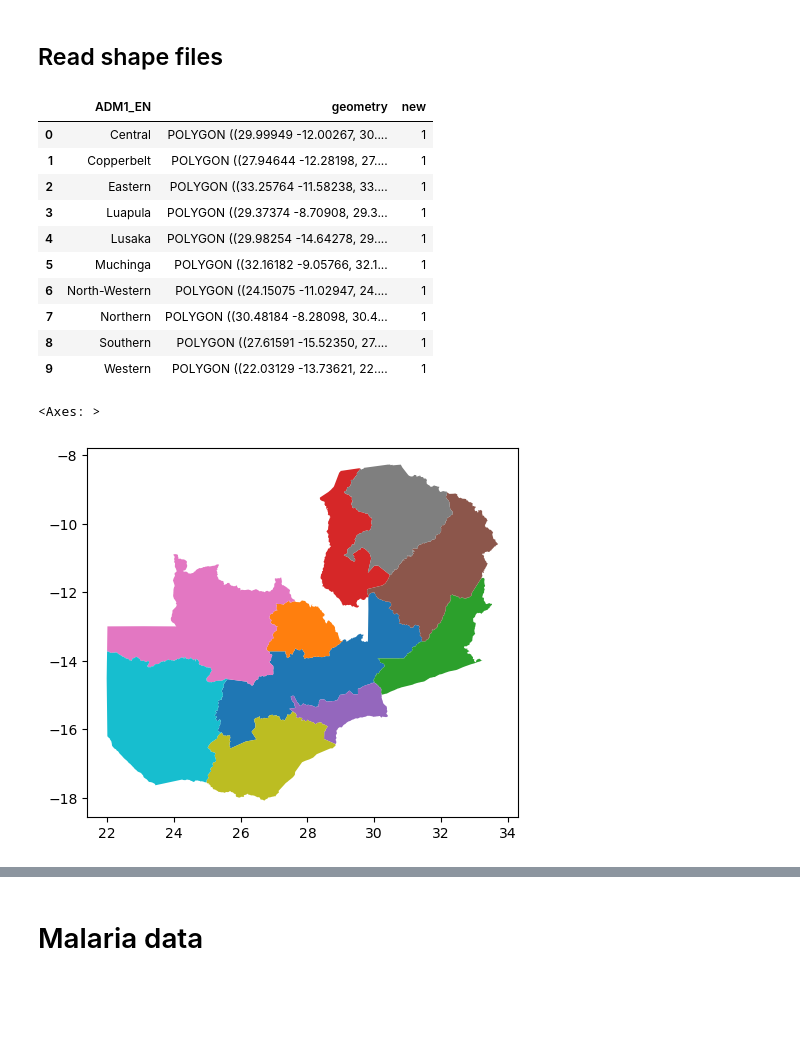
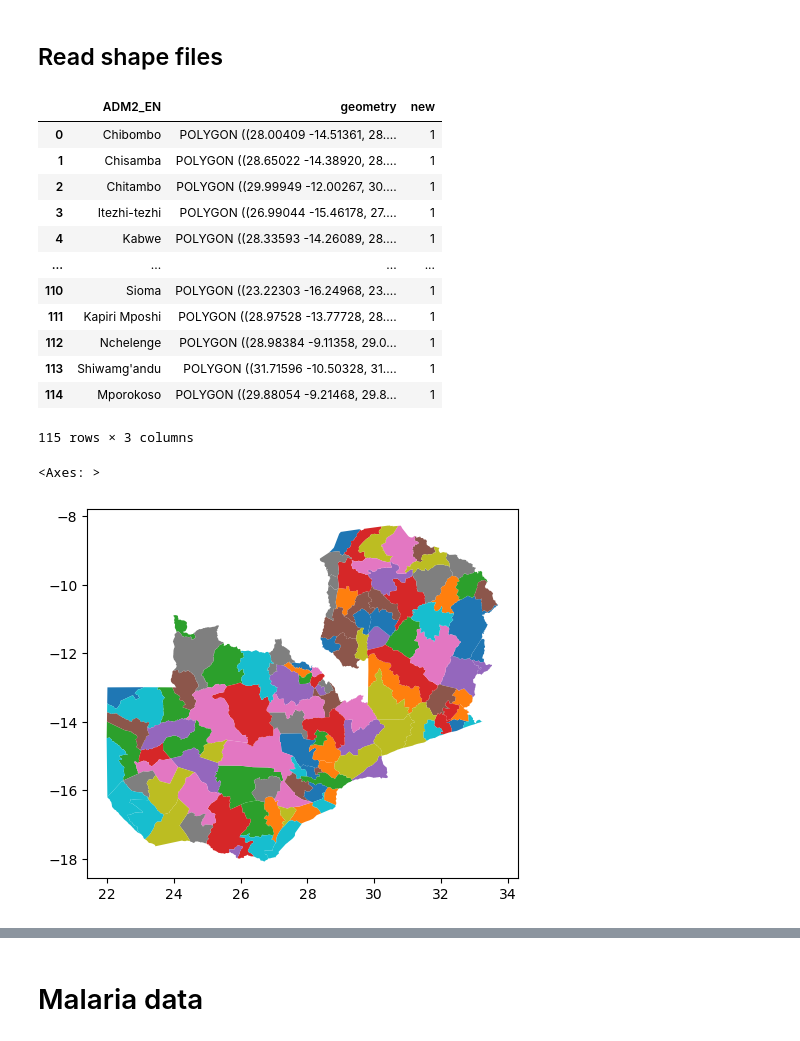
Before and after one commit to selenalinden/aggVAE, a Jupyter notebook: aggVAE.ipynb, the cells around one changed output, grey strips where cells are left out. Saved outputs shown, nothing was run; the diff lists cells and outputs as text; code cells hidden in the pictures; blank space fills up the shorter version.

Commit message:
admin 2 data

```diff
--- a/aggVAE.ipynb
+++ b/aggVAE.ipynb
@@ -41,28 +44,30 @@ print(numpyro.__version__)
 # %% [markdown]
 ## Read shape files
 # %%
-shape_new = gpd.read_file('data/Shapefiles/zmb_admbnda_adm1_dmmu_20201124.shp')
-shape_new = shape_new[['ADM1_EN', 'geometry']]
+shape_new = gpd.read_file(f"data/Shapefiles/zmb_admbnda_adm{admin_level}_dmmu_20201124.shp")
+shape_new = shape_new[[f"ADM{admin_level}_EN", 'geometry']]
 shape_new['new'] = 1
 shape_new
 # %% [output]
-|  | ADM1_EN | geometry | new |
-| 0 | Central | POLYGON ((29.99949 -12.00267, 30.... | 1 |
-| 1 | Copperbelt | POLYGON ((27.94644 -12.28198, 27.... | 1 |
-| 2 | Eastern | POLYGON ((33.25764 -11.58238, 33.... | 1 |
-| 3 | Luapula | POLYGON ((29.37374 -8.70908, 29.3... | 1 |
-| 4 | Lusaka | POLYGON ((29.98254 -14.64278, 29.... | 1 |
-| 5 | Muchinga | POLYGON ((32.16182 -9.05766, 32.1... | 1 |
-| 6 | North-Western | POLYGON ((24.15075 -11.02947, 24.... | 1 |
-| 7 | Northern | POLYGON ((30.48184 -8.28098, 30.4... | 1 |
-| 8 | Southern | POLYGON ((27.61591 -15.52350, 27.... | 1 |
-| 9 | Western | POLYGON ((22.03129 -13.73621, 22.... | 1 |
+|  | ADM2_EN | geometry | new |
+| 0 | Chibombo | POLYGON ((28.00409 -14.51361, 28.... | 1 |
+| 1 | Chisamba | POLYGON ((28.65022 -14.38920, 28.... | 1 |
+| 2 | Chitambo | POLYGON ((29.99949 -12.00267, 30.... | 1 |
+| 3 | Itezhi-tezhi | POLYGON ((26.99044 -15.46178, 27.... | 1 |
+| 4 | Kabwe | POLYGON ((28.33593 -14.26089, 28.... | 1 |
+| ... | ... | ... | ... |
+| 110 | Sioma | POLYGON ((23.22303 -16.24968, 23.... | 1 |
+| 111 | Kapiri Mposhi | POLYGON ((28.97528 -13.77728, 28.... | 1 |
+| 112 | Nchelenge | POLYGON ((28.98384 -9.11358, 29.0... | 1 |
+| 113 | Shiwamg'andu | POLYGON ((31.71596 -10.50328, 31.... | 1 |
+| 114 | Mporokoso | POLYGON ((29.88054 -9.21468, 29.8... | 1 |
+115 rows × 3 columns
 # %%
 fig, ax = plt.subplots(ncols=1, sharex=True, sharey=True)
-shape_new.plot(ax=ax, column='ADM1_EN')
+shape_new.plot(ax=ax, column=f"ADM{admin_level}_EN")
 # %% [output]
 <Axes: >
-[figure, old version]
+[figure, new version]
 # %%
 shape_new.boundary.plot(linewidth=0.5,  edgecolor='black', figsize=(6,6))
 #plt.rcParams['figure.dpi'] = 300
```
Also changed, not shown: parts of 16 cells of this notebook, 2 other files.
